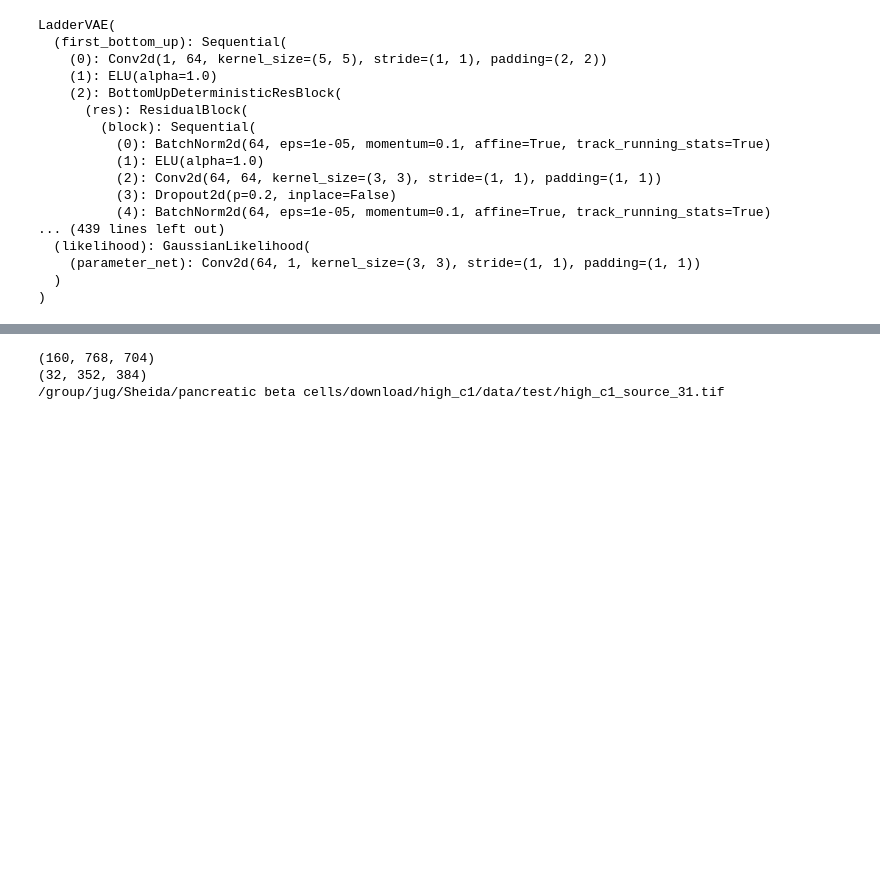
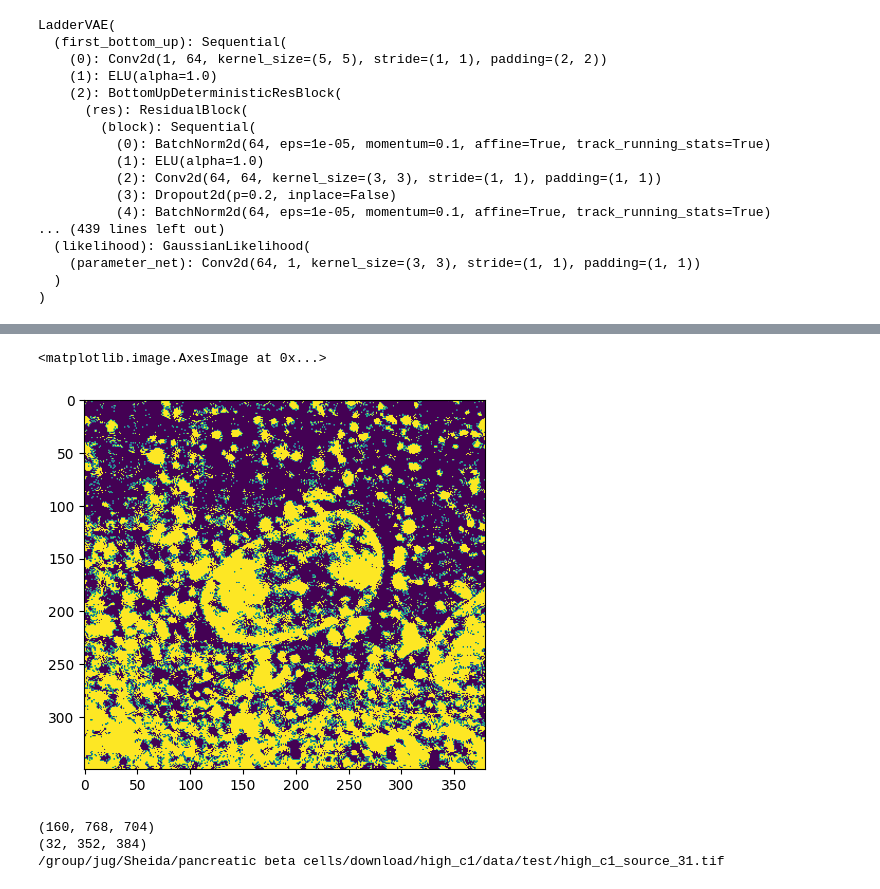
Before and after one commit to shei-dark/HDN, a Jupyter notebook: examples/Pixel_Noise/Convallaria/3-Evaluation.ipynb, the cells around one changed output, grey strips where cells are left out. Saved outputs shown, nothing was run; the diff lists cells and outputs as text; code cells hidden in the pictures; blank space fills up the shorter version.

```diff
--- a/examples/Pixel_Noise/Convallaria/3-Evaluation.ipynb
+++ b/examples/Pixel_Noise/Convallaria/3-Evaluation.ipynb
@@ -108,3 +133,8 @@ imwrite(path+"kl_as_cl_661_20cluster.tif", clusters.reshape(700, 760))
+# %%
+plt.imshow(clusters.reshape(700, 760)[::2,::2])
+# %% [output]
+<matplotlib.image.AxesImage at 0x...>
+[figure, added]
 # %%
 def clustering_down_scale(index, mu):
     slice_features_mu = mu.astype(float)
```
Also changed, not shown: parts of 6 cells of this notebook, 7 other files.
